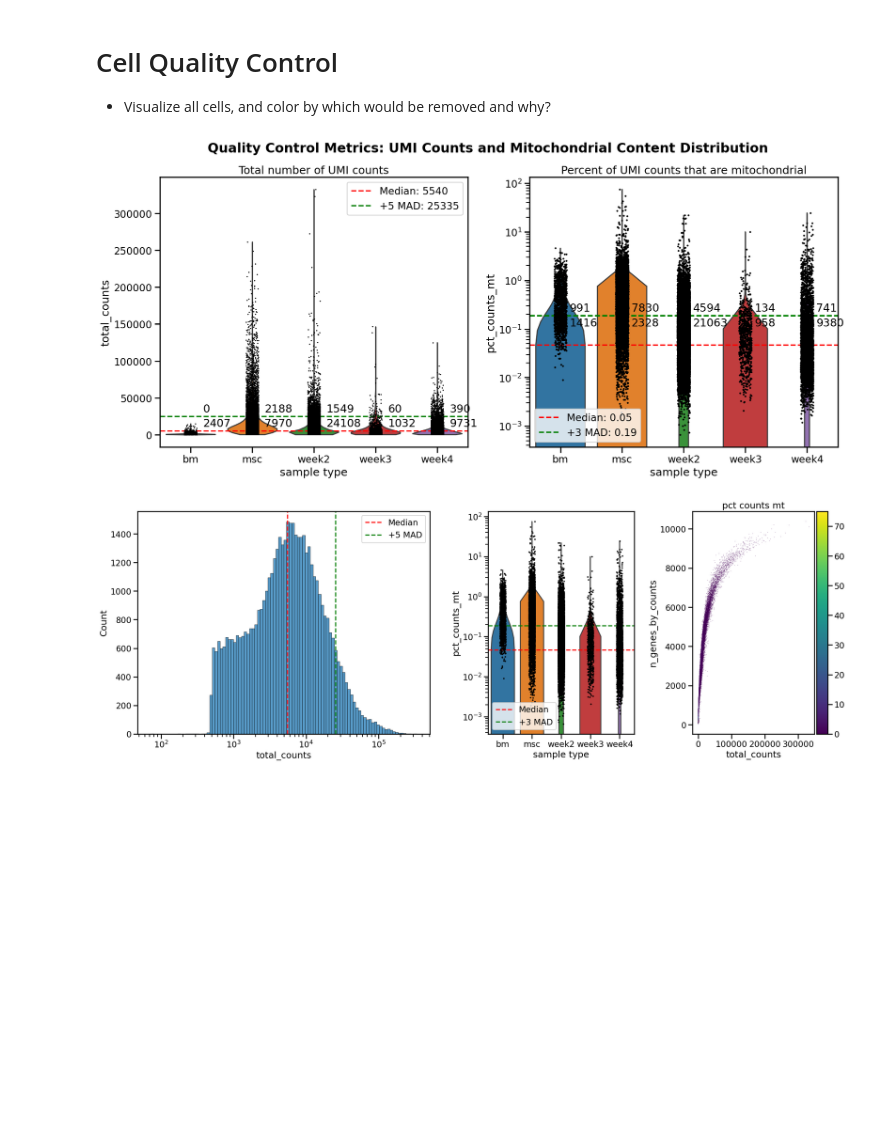
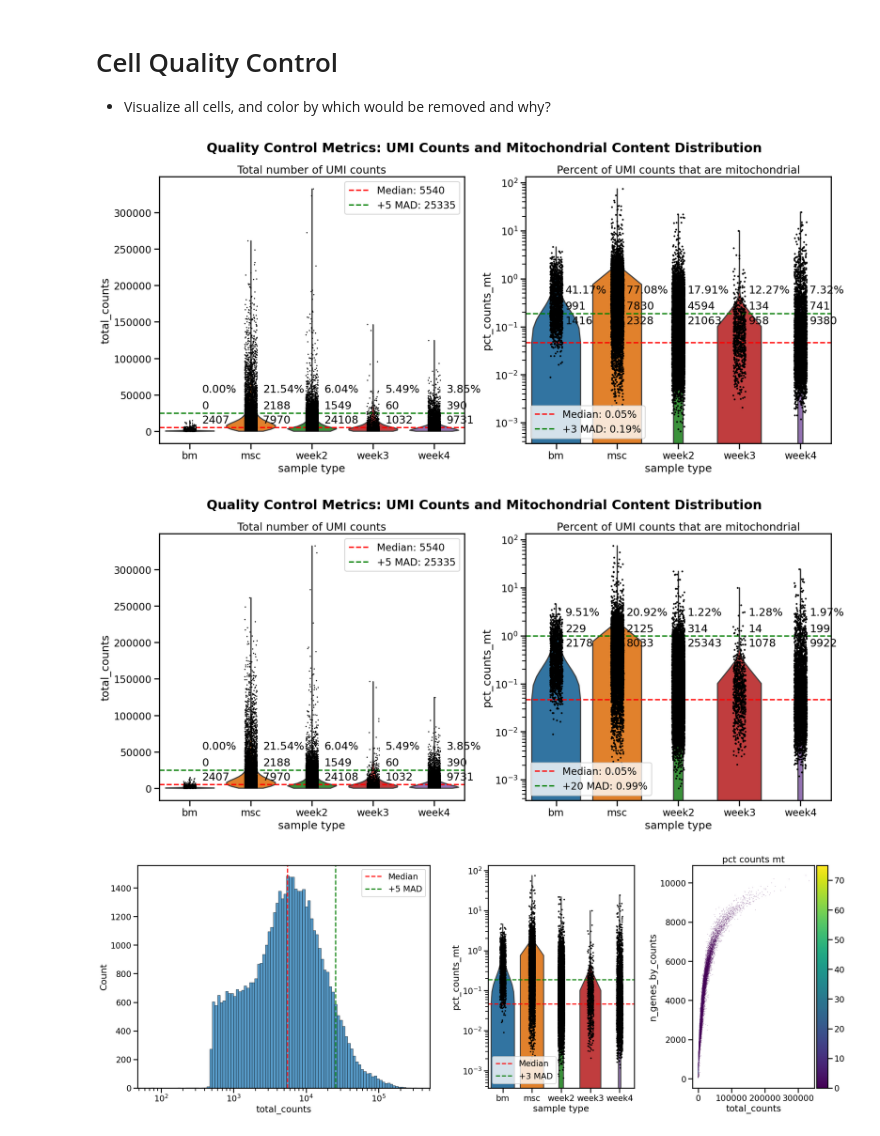
Before and after one commit to kevin-lee-aifi/mm_bm_chip_organoids, a Jupyter notebook: EXP-01244/rerun_notebooks/processing.ipynb, the cells around one changed output. Drawn from its saved outputs; the diff is of its cells as text; code cells hidden in the pictures; blank space fills up the shorter version.

```diff
--- a/EXP-01244/rerun_notebooks/processing.ipynb
+++ b/EXP-01244/rerun_notebooks/processing.ipynb
@@ -166,7 +172,7 @@ def process_groups(file_path):
 cr_outs_path = os.path.join(hdir, "mm_analysis/EXP-01244/cr_data/EXP-01244_cr_outs")
 
 # raw_adata = process_h5s(cr_outs_path)
-# adata = process_groups(cr_outs_path)
+adata = process_groups(raw_adata)
 
 # raw_adata.write(wdir + '/rerun_objects/raw_adata.h5ad', compression='gzip')
-# adata.write(wdir + '/rerun_objects/adata.h5ad', compression='gzip')
+adata.write(wdir + '/rerun_objects/adata.h5ad', compression='gzip')
@@ -219,6 +238,10 @@ def plot_with_mads(adata, nmad=5, mt_nmad=3):
         ax[0].text(idx + 0.2, counts_upper_bound * 1.1,
                   f'{above_count}', ha='left', va='bottom')
 
+        # Add text for percentage of cells above MAD
+        ax[0].text(idx + 0.2, counts_upper_bound * 2,
+                  f'{(above_count/len(sample_cells) * 100):.2f}%', ha='left', va='bottom')
+
         # Add text for cells below MAD
         ax[0].text(idx + 0.2, counts_upper_bound * 0.9,
                   f'{below_count}', ha='left', va='top')
@@ -236,36 +259,42 @@ def plot_with_mads(adata, nmad=5, mt_nmad=3):
 
     ax[1].set_title("Percent of UMI counts that are mitochondrial")
 
     mt_M = adata.obs["pct_counts_mt"]
     mt_median = np.median(mt_M)
     mt_mad = median_abs_deviation(mt_M)
     mt_upper_bound = mt_median + mt_nmad * mt_mad
 
-    ax[1].axhline(y=mt_median, color='red', linestyle='--', label=f'Median: {mt_median:.2f}')
-    ax[1].axhline(y=mt_upper_bound, color='green', linestyle='--', label=f'+{mt_nmad} MAD: {mt_upper_bound:.2f}')
+    ax[1].axhline(y=mt_median, color='red', linestyle='--', label=f'Median: {mt_median:.2f}%')
+    ax[1].axhline(y=mt_upper_bound, color='green', linestyle='--', label=f'+{mt_nmad} MAD: {mt_upper_bound:.2f}%')
     ax[1].legend()
 
     # Add counts annotations for MT percent
     for idx, sample in enumerate(sample_types):
         sample_cells = adata.obs[adata.obs['sample_type'] == sample]
         above_mt = np.sum(sample_cells['pct_counts_mt'] > mt_upper_bound)
         below_mt = len(sample_cells) - above_mt
 
         # Add text for cells above MAD
         ax[1].text(idx + 0.15, mt_upper_bound * 1.1,
                   f'{above_mt}', ha='left', va='bottom')
 
+        # Add text for percentage of cells above MAD
+        ax[1].text(idx + 0.15, mt_upper_bound * 2.4,
+                  f'{(above_mt/len(sample_cells) * 100):.2f}%', ha='left', va='bottom')
+
         # Add text for cells below MAD
         ax[1].text(idx + 0.15, mt_upper_bound * 0.9,
                   f'{below_mt}', ha='left', va='top')
 
     plt.tight_layout()
 
     fig.suptitle("Quality Control Metrics: UMI Counts and Mitochondrial Content Distribution", y=0.98, weight='bold')
 
 plot_with_mads(raw_adata)
+plot_with_mads(raw_adata, mt_nmad=20)
 # %% [output]
-[figure, old version]
+[figure, new version]
+[figure, added]
 # %%
 def plot_with_mads(adata, nmad=5, mt_nmad=3):
 
```
Also changed, not shown: parts of 8 cells of this notebook.
